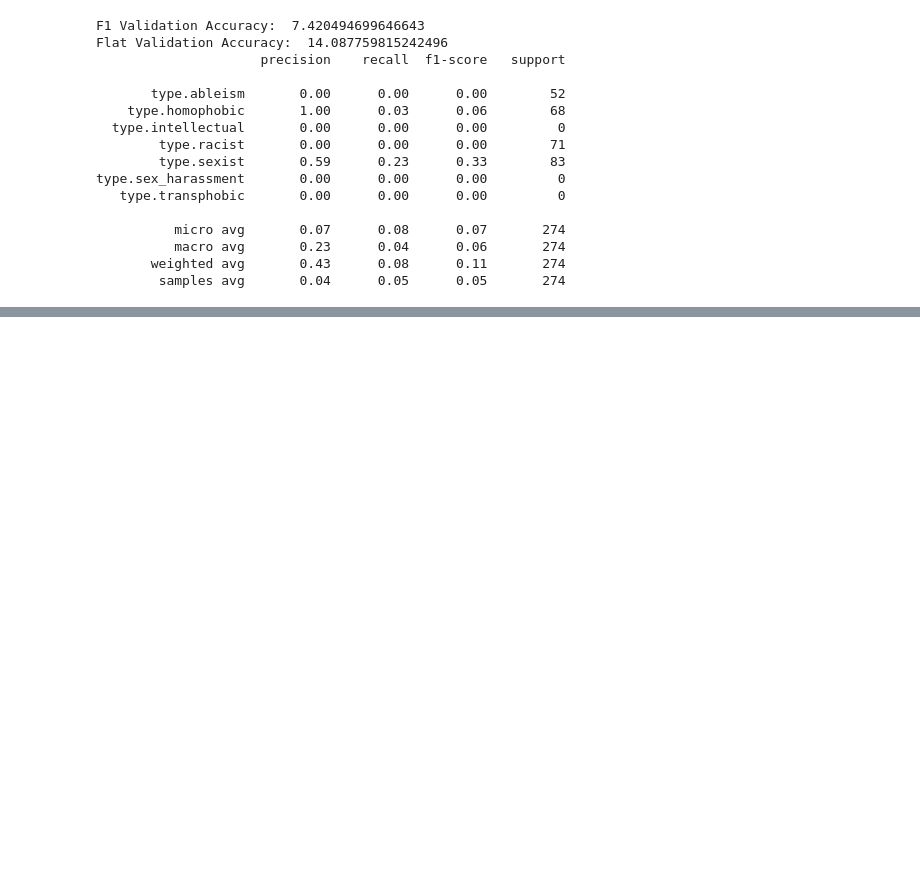
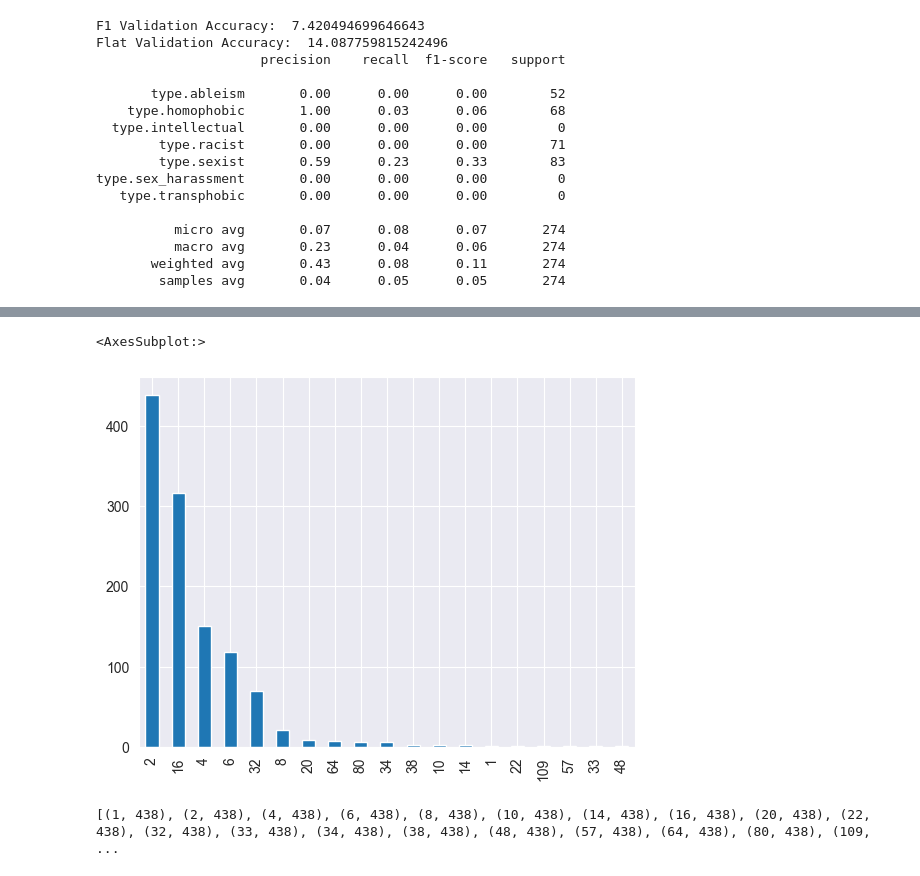
Before and after one commit to pandermatt/hatey-bot-backend, a Jupyter notebook: research/classification_research.ipynb, the cells around one changed output, grey strips where cells are left out. Cells and saved outputs as stored; diff of their text form; code cells hidden in the pictures; blank space fills up the shorter version.

```diff
--- a/research/classification_research.ipynb
+++ b/research/classification_research.ipynb
@@ -612,0 +703,4 @@ type.sex_harassment       0.00      0.00      0.00         0
+# %%
+# interpret the one hot encoding as a binary numbers and assign the corresponding decimal number
+clean_df['one_hot'] = clean_df['one_hot'].apply(lambda x: int(''.join([str(int(i)) for i in x]), 2))
+clean_df.head()
@@ -612,0 +714,16 @@ type.sex_harassment       0.00      0.00      0.00         0
+# %%
+# show all the different one hot encodings
+clean_df['one_hot'].value_counts().plot(kind='bar')
+# %% [output]
+<AxesSubplot:>
+[figure, added]
+# %%
+# use over sampling to balance the dataset
+X = clean_df['text'].values
+y = clean_df['one_hot'].values
+
+ros = RandomOverSampler(random_state=0)
+X_resampled, y_resampled = ros.fit_resample(X.reshape(-1, 1), y)
+print(sorted(Counter(y_resampled).items()))
+# %% [output]
+[(1, 438), (2, 438), (4, 438), (6, 438), (8, 438), (10, 438), (14, 438), (16, 438), (20, 438), (22, 438), (32, 438), (33, 438), (34, 438), (38, 438), (48, 438), (57, 438), (64, 438), (80, 438), (109,  ...
```
Also changed, not shown: parts of 35 cells of this notebook, 1 other file.
